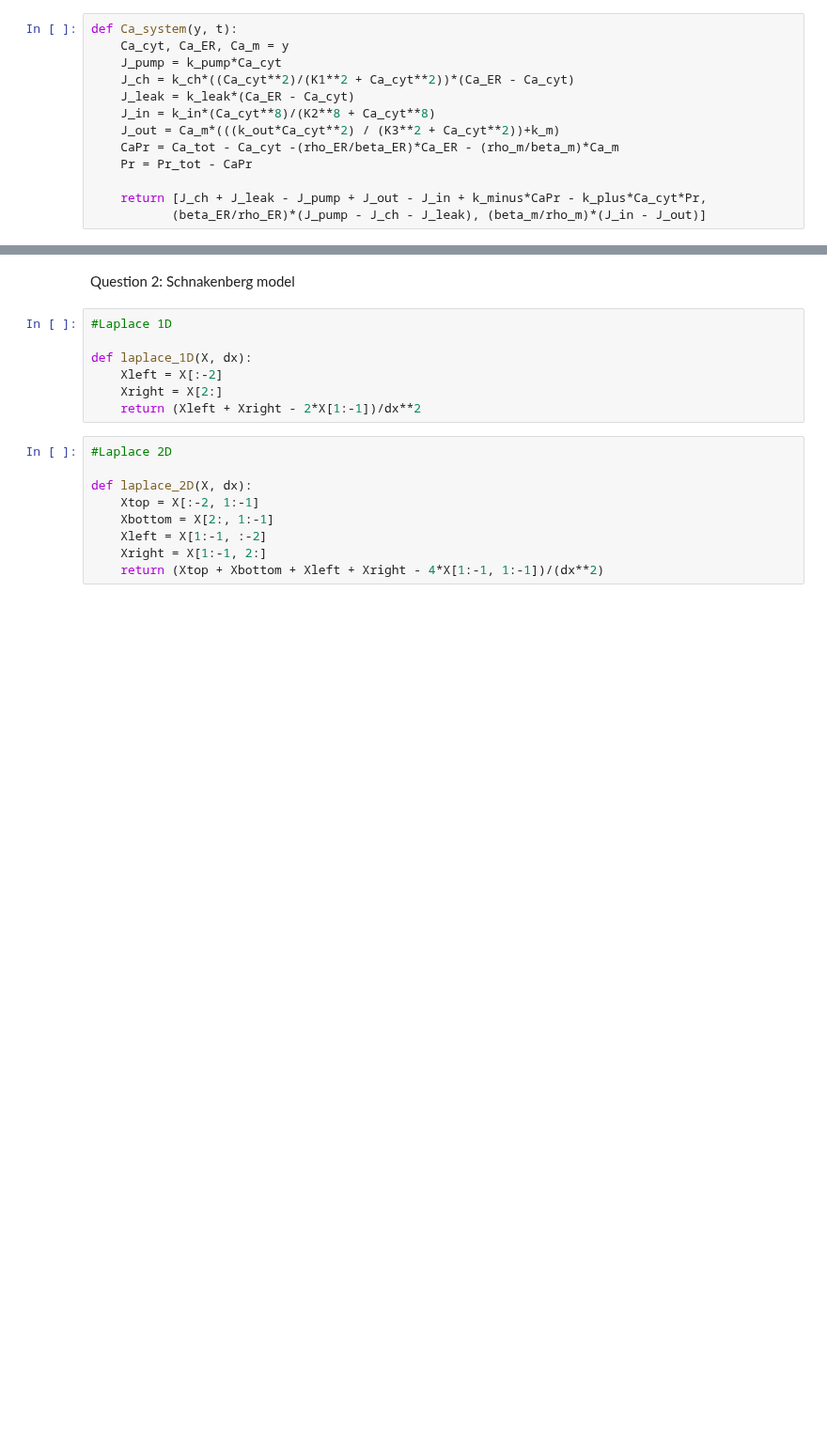
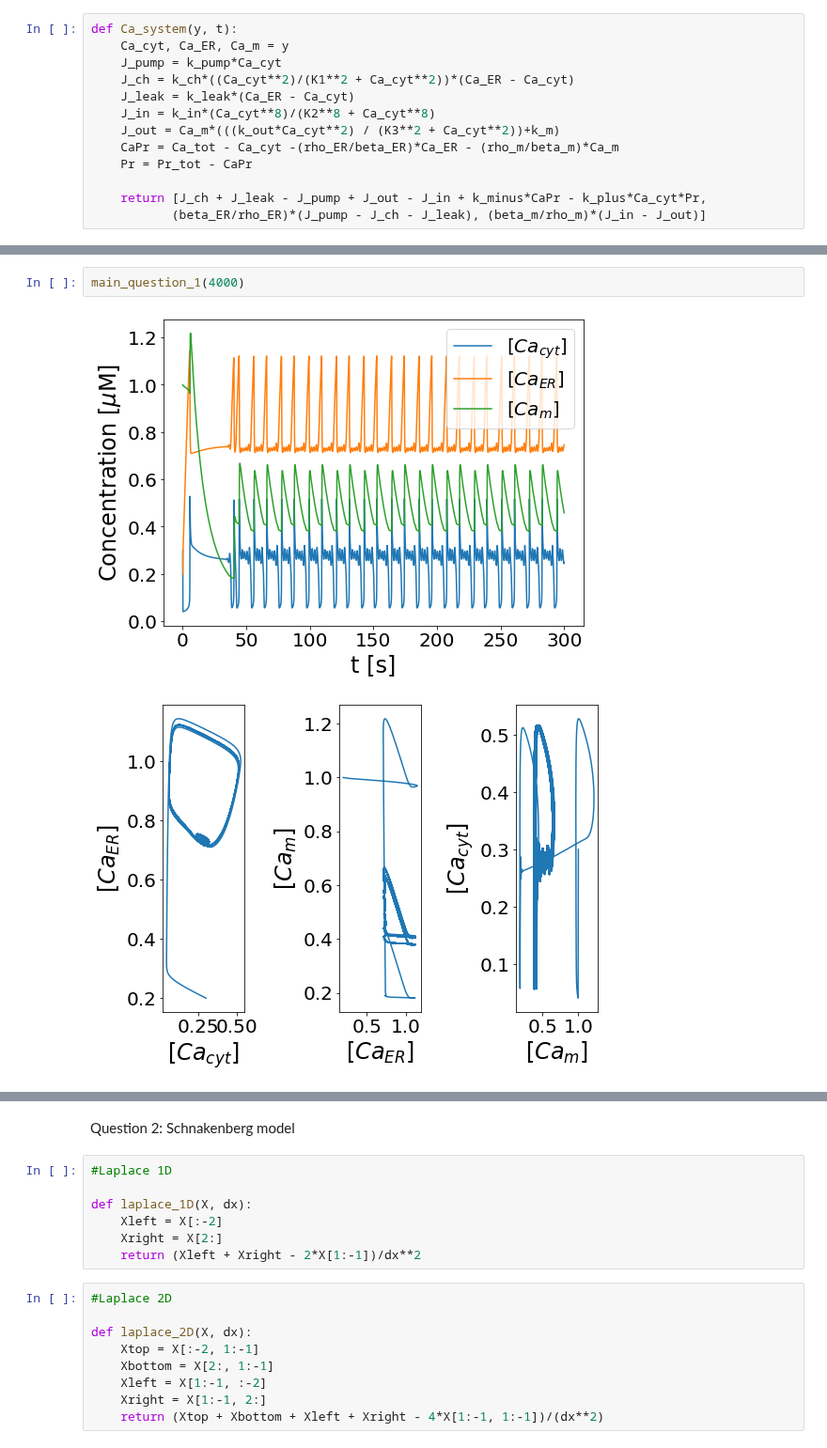
Before and after one commit to Nickvs99/ComputationalBiology, a Jupyter notebook: Set3/Assignment3.ipynb, the cells around one changed output, grey strips where cells are left out. Shown at 94% size. Saved outputs shown, nothing was run; the diff lists cells and outputs as text; blank space fills up the shorter version.

```diff
--- a/Set3/Assignment3.ipynb
+++ b/Set3/Assignment3.ipynb
@@ -48,0 +174,5 @@ def Ca_system(y, t):
+# %%
+main_question_1(4000)
+# %% [output]
+[figure, added]
+[figure, added]
```
Also changed, not shown: parts of 9 cells of this notebook.
